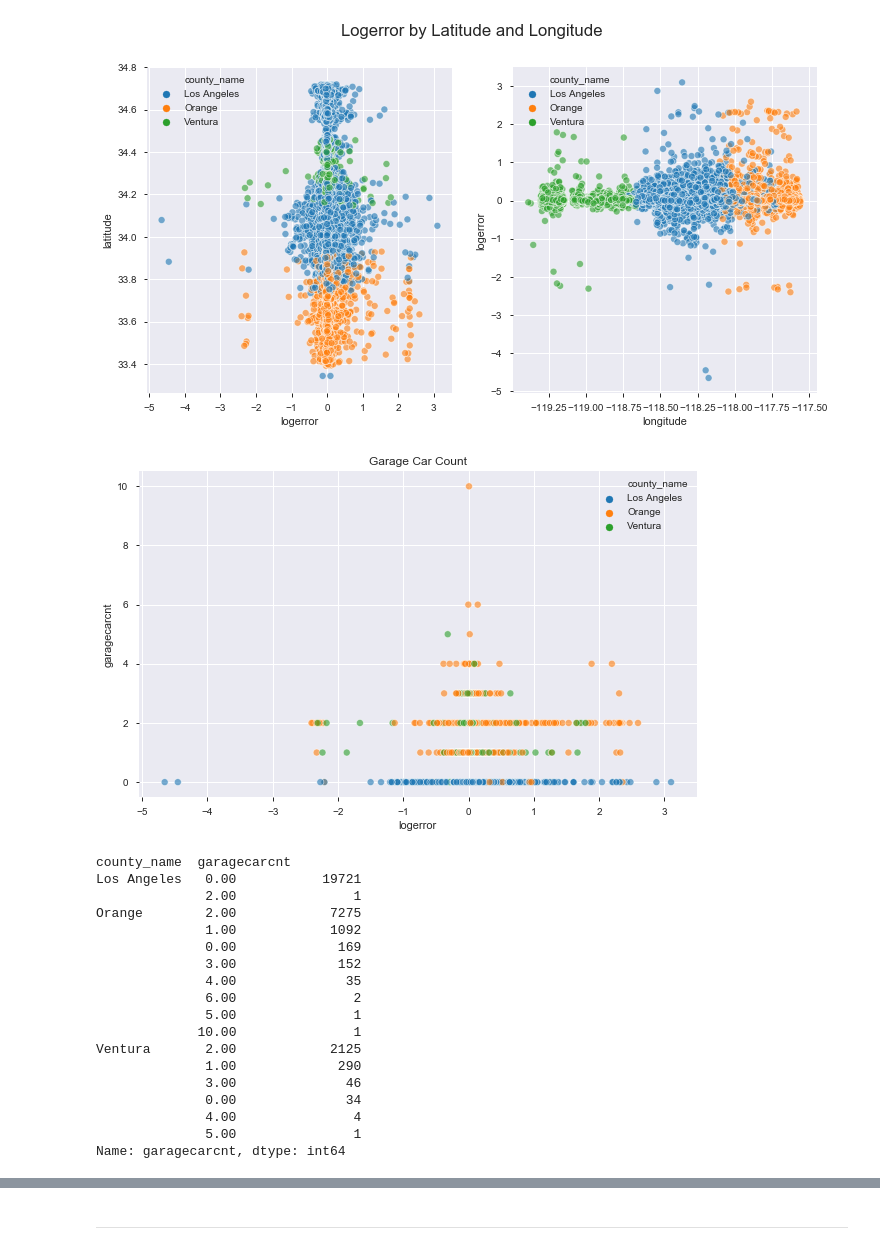
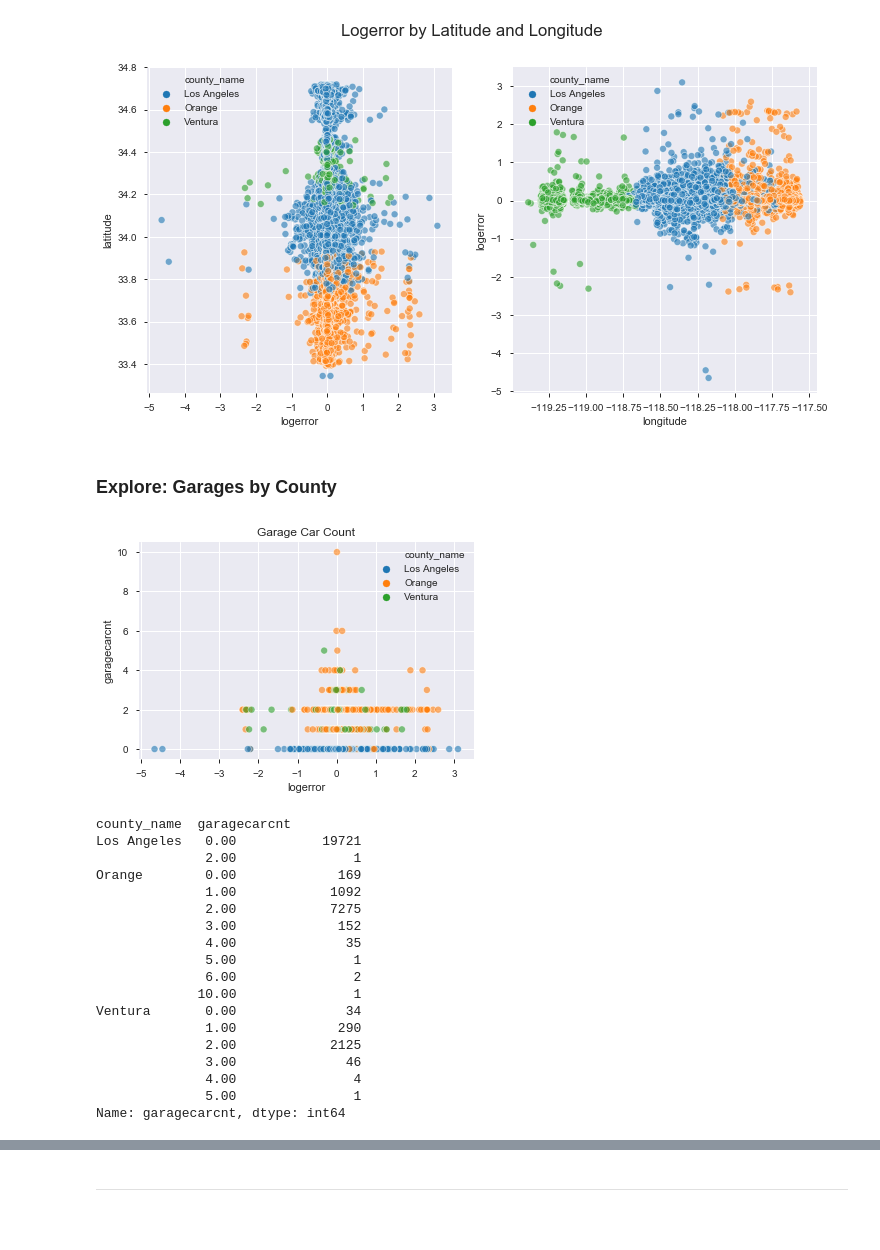
Before and after one commit to FJ-Zillow-Org/Zillow, a Jupyter notebook: deliverable.ipynb, the cells around one changed output, grey strips where cells are left out. Cells and saved outputs as stored; diff of their text form; code cells hidden in the pictures; blank space fills up the shorter version.

```diff
--- a/deliverable.ipynb
+++ b/deliverable.ipynb
@@ -669,34 +710,36 @@ plt.suptitle('Logerror by Latitude and Longitude')
 # %% [output]
 Text(0.5, 0.98, 'Logerror by Latitude and Longitude')
 [figure]
+# %% [markdown]
+### Explore:  Garages by County
 # %%
 # What happened to caragecarcnt in Los Angeles? 1?! This data is rough...
 
-plt.rcParams["figure.figsize"] = (10,6)
+plt.rcParams["figure.figsize"] = (6,4)
 sns.scatterplot(data=train, y="garagecarcnt", x="logerror", hue='county_name', hue_order=["Los Angeles", "Orange", "Ventura"], alpha=.6)
 
 plt.title('Garage Car Count')
 plt.show()
 # %% [output]
-[figure, old version]
+[figure, new version]
 # %%
-train.groupby(['county_name']).garagecarcnt.value_counts()
+train.groupby(['county_name']).garagecarcnt.value_counts().sort_index()
 # %% [output]
 county_name  garagecarcnt
 Los Angeles   0.00           19721
               2.00               1
-Orange        2.00            7275
+Orange        0.00             169
               1.00            1092
-              0.00             169
+              2.00            7275
               3.00             152
               4.00              35
+              5.00               1
               6.00               2
-              5.00               1
              10.00               1
-Ventura       2.00            2125
+Ventura       0.00              34
               1.00             290
+              2.00            2125
               3.00              46
-              0.00              34
               4.00               4
               5.00               1
 Name: garagecarcnt, dtype: int64
```
Also changed, not shown: parts of 48 cells of this notebook.
